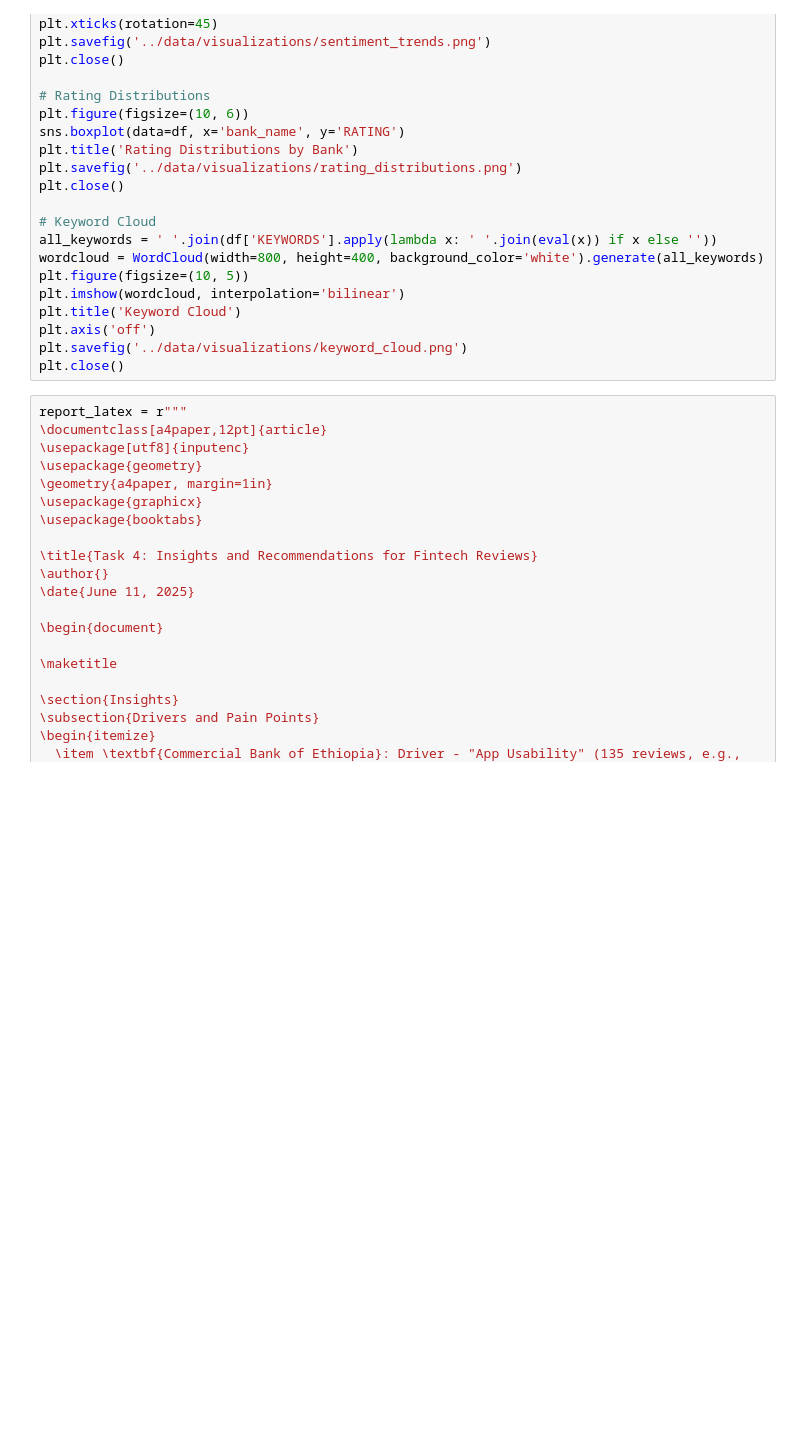
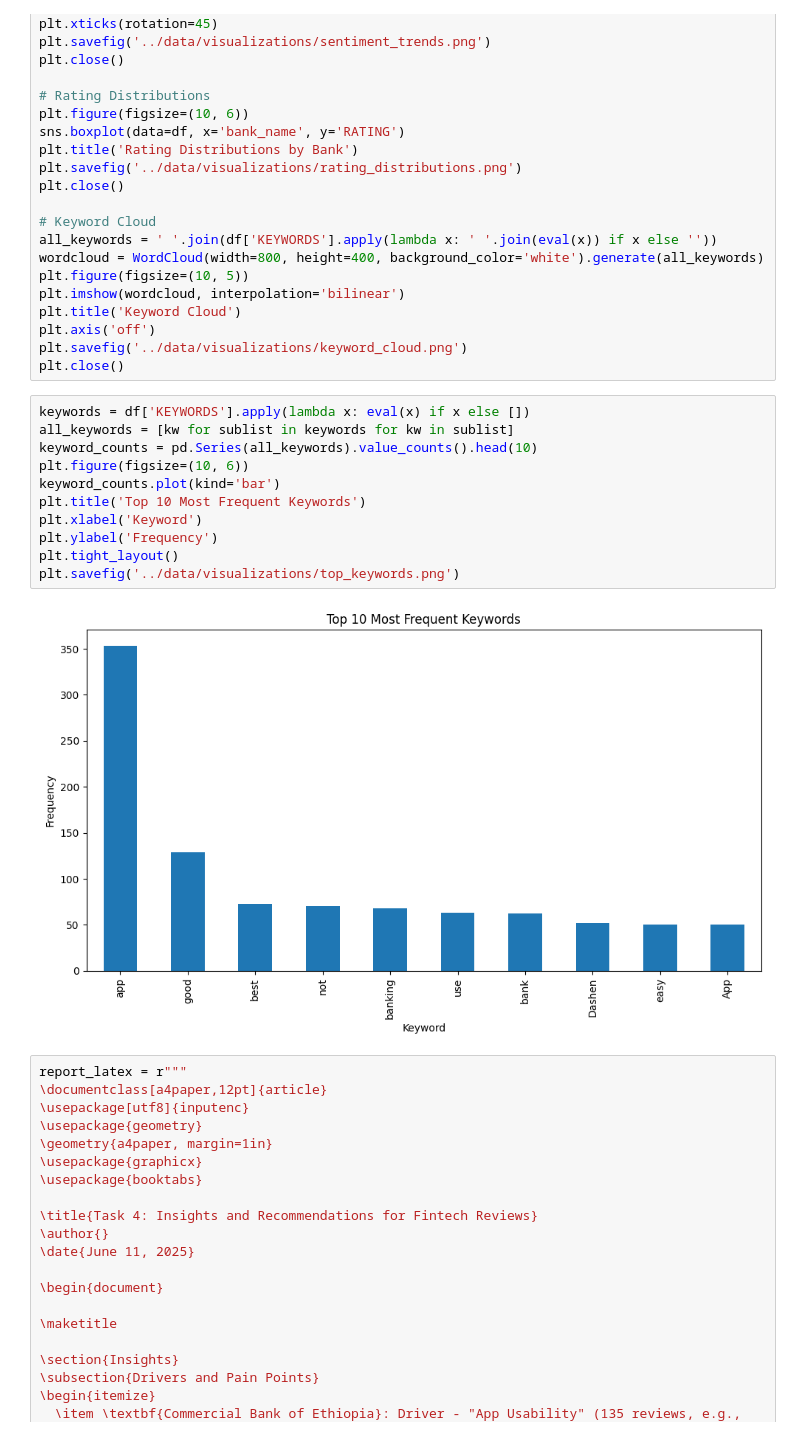
Before and after one commit to ibnu-asma/Customer-Experience-Analytics-for-Fintech-Apps, a Jupyter notebook: notebooks/Task4_Analysis.ipynb, the cells around one changed output. Saved outputs shown, nothing was run; the diff lists cells and outputs as text; blank space fills up the shorter version.

Commit message:
updated the plot

```diff
--- a/notebooks/Task4_Analysis.ipynb
+++ b/notebooks/Task4_Analysis.ipynb
@@ -91,6 +91,19 @@ plt.title('Keyword Cloud')
 plt.axis('off')
 plt.savefig('../data/visualizations/keyword_cloud.png')
 plt.close()
+# %%
+keywords = df['KEYWORDS'].apply(lambda x: eval(x) if x else [])
+all_keywords = [kw for sublist in keywords for kw in sublist]
+keyword_counts = pd.Series(all_keywords).value_counts().head(10)
+plt.figure(figsize=(10, 6))
+keyword_counts.plot(kind='bar')
+plt.title('Top 10 Most Frequent Keywords')
+plt.xlabel('Keyword')
+plt.ylabel('Frequency')
+plt.tight_layout()
+plt.savefig('../data/visualizations/top_keywords.png')
+# %% [output]
+[figure, added]
 # %%
 report_latex = r"""
 \documentclass[a4paper,12pt]{article}
```
Also changed, not shown: 7 other files.
